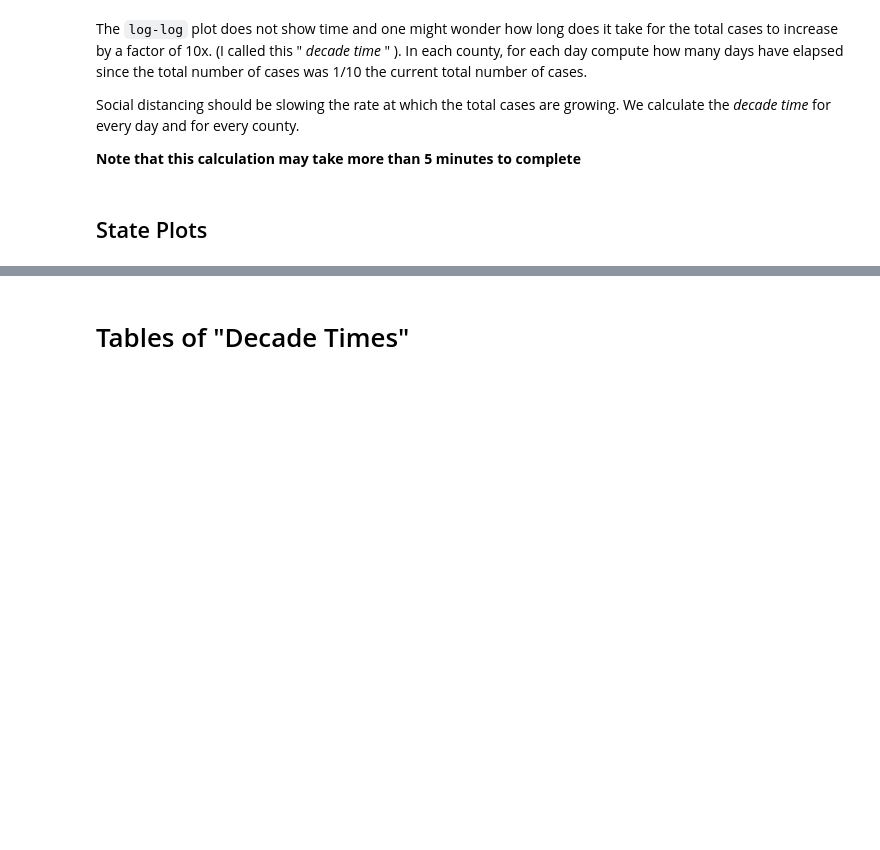
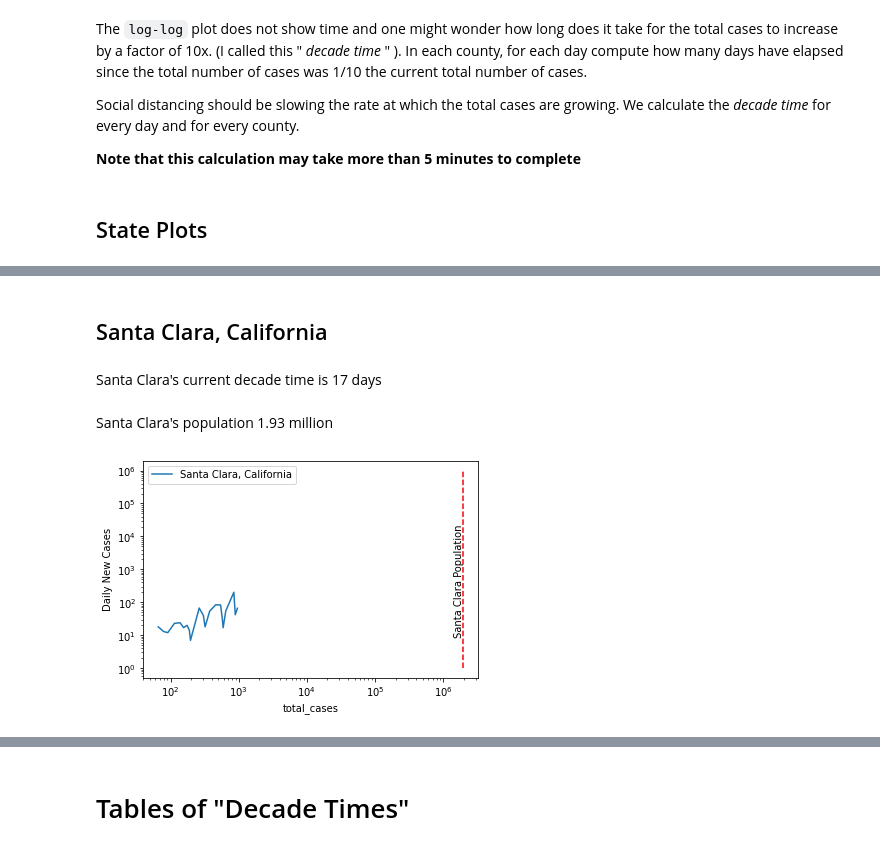
Before and after one commit to sprouse/jupyter_covid, a Jupyter notebook: Covid Analysis.ipynb, the cells around one changed output, grey strips where cells are left out. Cells and saved outputs as stored; diff of their text form; code cells hidden in the pictures; blank space fills up the shorter version.

```diff
--- a/Covid Analysis.ipynb
+++ b/Covid Analysis.ipynb
@@ -166,0 +148,7 @@ display(Markdown(f"{county}'s current decade time is {decade_time(county, state)
+# %%
+plot_county('Santa Clara', 'California')
+# %% [output]
+## Santa Clara, California
+Santa Clara's current decade time is 17 days
+Santa Clara's population 1.93 million
+[figure, added]
```
Also changed, not shown: parts of 34 cells of this notebook, 1 other file.
